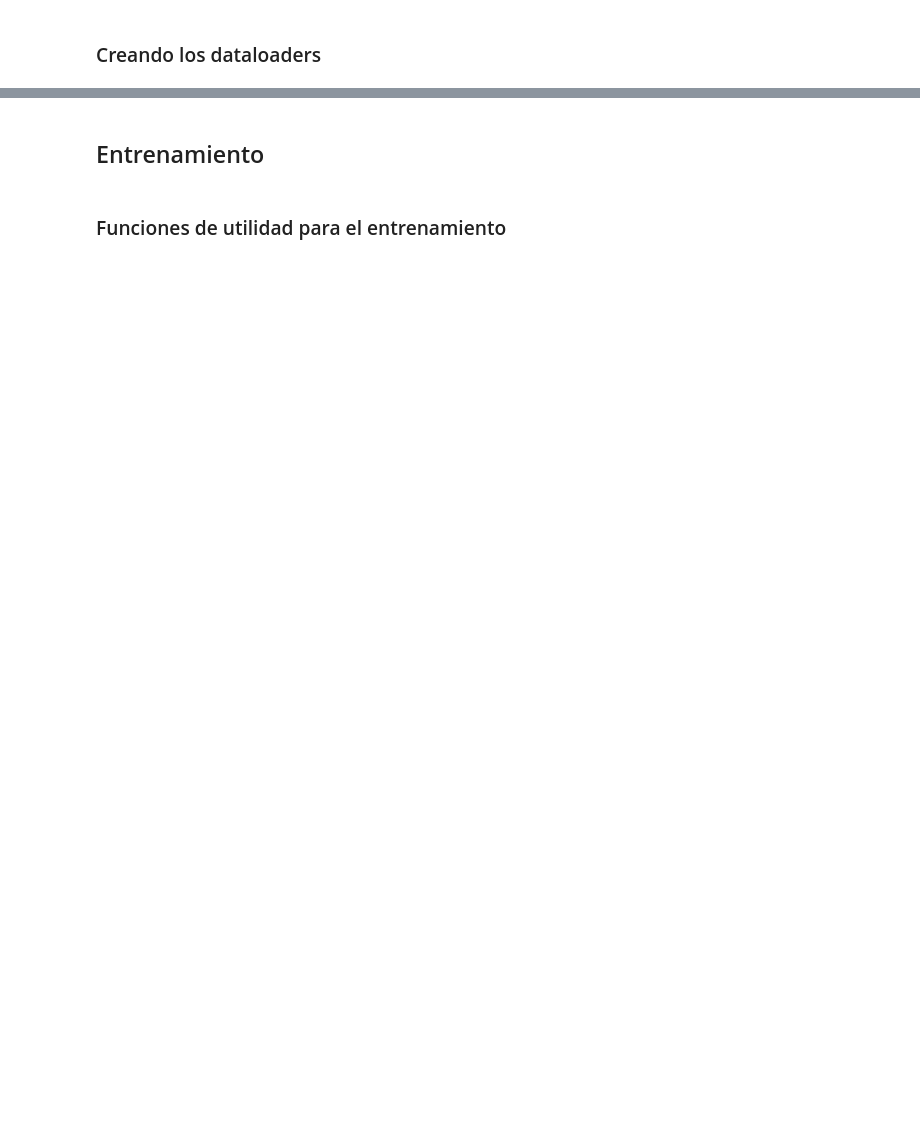
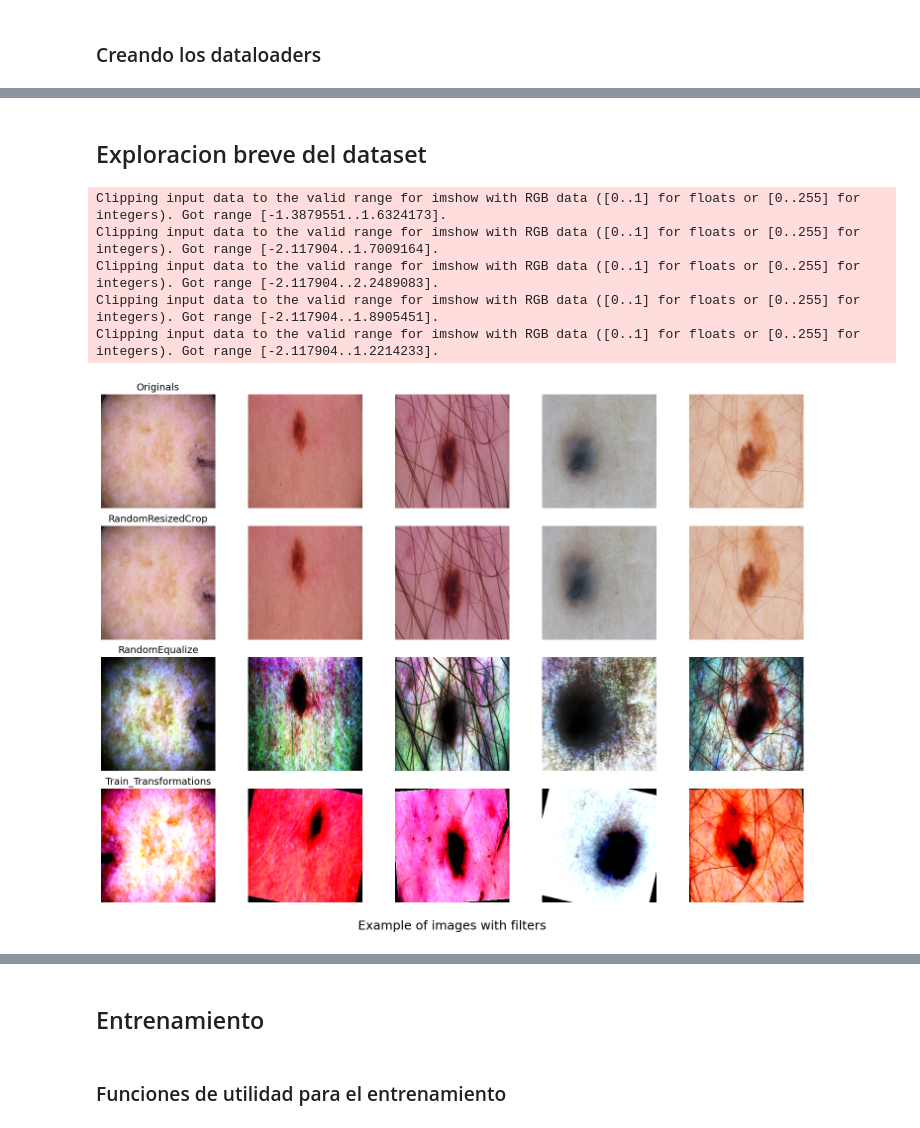
Before and after one commit to sosacode20/derma-deep-learning, a Jupyter notebook: training_notebook.ipynb, the cells around one changed output, grey strips where cells are left out. Saved outputs shown, nothing was run; the diff lists cells and outputs as text; code cells hidden in the pictures; blank space fills up the shorter version.

```diff
--- a/training_notebook.ipynb
+++ b/training_notebook.ipynb
@@ -92,0 +178,47 @@ The first dataloader have the following distribution:
+# %% [markdown]
+## Exploracion breve del dataset
+# %%
+from utils.graphic_tools import ClassificationImgHelper
+from utils.cache_image_folder import CacheImgFolder
+
+cache = CacheImgFolder(
+    root_image_folder=get_dataset_image_root(),
+)
+cache.disable_cache()
+
+helper = ClassificationImgHelper(
+    dataframe=train_files,
+    get_category=lambda df, cat: df[df["metaclass"] == cat],
+    cache=cache,
+    get_image_path=lambda df: df["image_path"],
+)
+# %%
+from preprocessing.dull_razor import RandomDullRazor
+import torchvision.transforms.v2 as transforms
+
+helper.plot_random_sample_with_filters(
+    amount=5,
+    filters=[
+        (
+            transforms.RandomResizedCrop(size=256, scale=(0.8, 1.0)),
+            "RandomResizedCrop",
+        ),
+        (
+            transforms.RandomEqualize(1),
+            "RandomEqualize"
+        ),
+        (
+            get_classification_train_transforms_v2(mean=(0.485, 0.456, 0.406), std=(0.229, 0.224, 0.225)),
+            # get_classification_train_transforms_v2(mean=(0.6896, 0.5420, 0.5206), std=(0.1942, 0.1794, 0.1939)),
+            "Train_Transformations",
+        )
+    ],
+    seed=45,
+)
+# %% [output]
+Clipping input data to the valid range for imshow with RGB data ([0..1] for floats or [0..255] for integers). Got range [-1.3879551..1.6324173].
+Clipping input data to the valid range for imshow with RGB data ([0..1] for floats or [0..255] for integers). Got range [-2.117904..1.7009164].
+Clipping input data to the valid range for imshow with RGB data ([0..1] for floats or [0..255] for integers). Got range [-2.117904..2.2489083].
+Clipping input data to the valid range for imshow with RGB data ([0..1] for floats or [0..255] for integers). Got range [-2.117904..1.8905451].
+Clipping input data to the valid range for imshow with RGB data ([0..1] for floats or [0..255] for integers). Got range [-2.117904..1.2214233].
+[figure, added]
```
Also changed, not shown: parts of 44 cells of this notebook, 13 other files.
